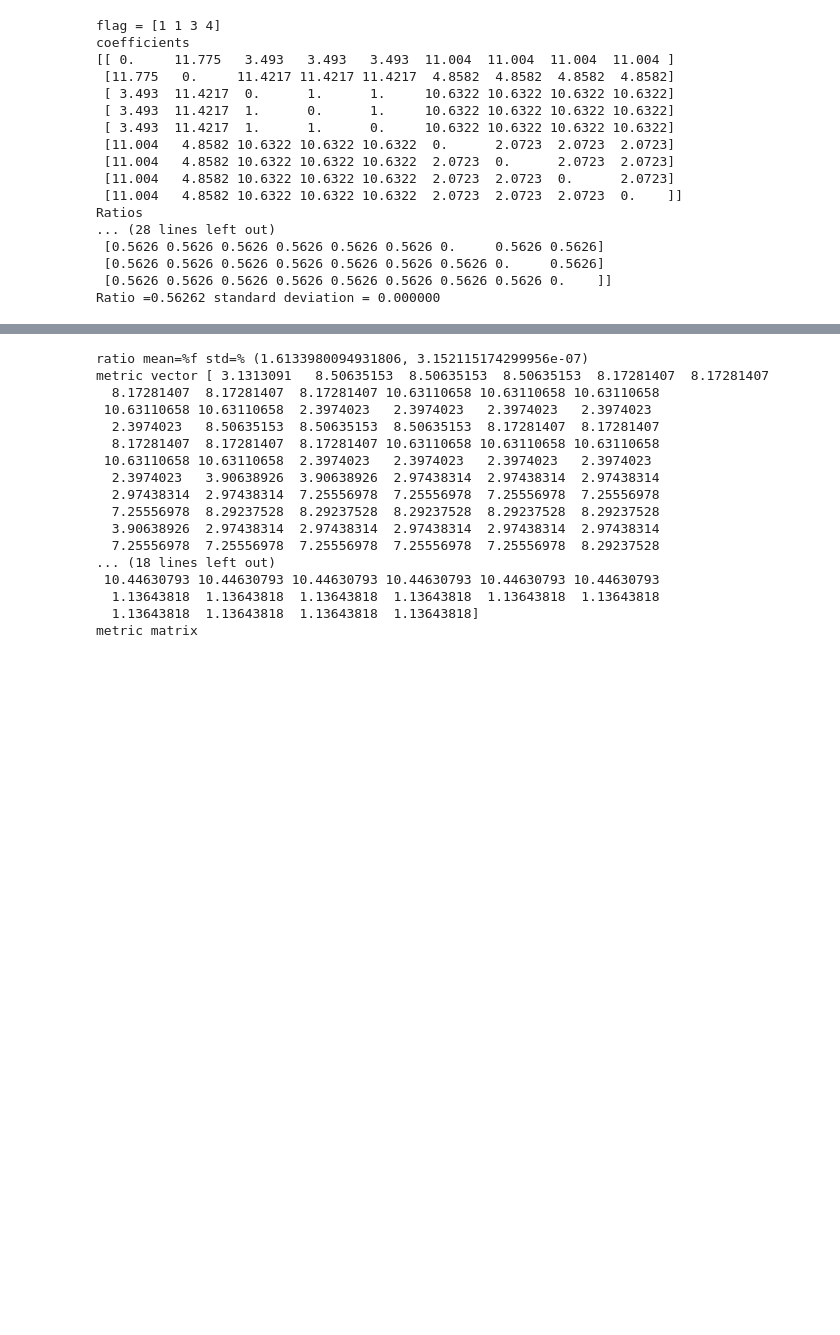
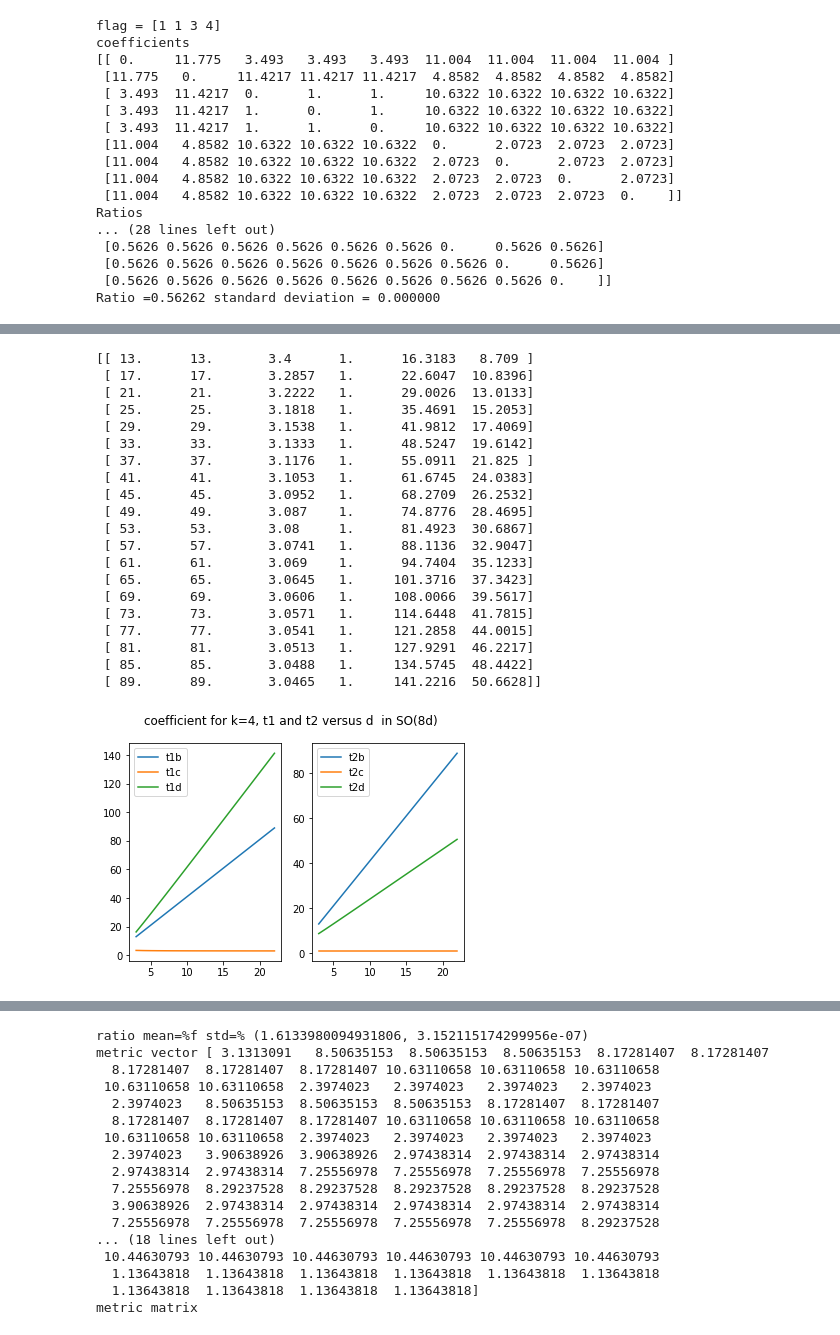
Before and after one commit to dnguyend/MiscCollection, a Jupyter notebook: colab/EinsteinRicciSON.ipynb, the cells around one changed output, grey strips where cells are left out. Saved outputs shown, nothing was run; the diff lists cells and outputs as text; code cells hidden in the pictures; blank space fills up the shorter version.

```diff
--- a/colab/EinsteinRicciSON.ipynb
+++ b/colab/EinsteinRicciSON.ipynb
@@ -481,0 +438,43 @@ tot_cnt: 3
+# %%
+tk = 4
+N = 20
+anD = np.arange(3, N+3)
+antD = np.zeros((N, 6))
+for ii in range(N):
+  em3 = solve_three_metrics(anD[ii], tk)
+  for jj in range(3):
+    antD[ii, 2*jj:2*jj+2] = np.array(em3[jj])
+fig, (ax1, ax2) = plt.subplots(1, 2)
+ax1.plot(anD, antD[:, 0], label='t1b')
+ax1.plot(anD, antD[:, 2], label='t1c')
+ax1.plot(anD, antD[:, 4], label='t1d')
+
+ax2.plot(anD, antD[:, 1], label='t2b')
+ax2.plot(anD, antD[:, 3], label='t2c')
+ax2.plot(anD, antD[:, 5], label='t2d')
+fig.suptitle("coefficient for k=%d, t1 and t2 versus d  in SO(%dd)" % (tk, 2*tk))
+ax1.legend()
+ax2.legend()
+pprint(antD)
+# %% [output]
+[[ 13.      13.       3.4      1.      16.3183   8.709 ]
+ [ 17.      17.       3.2857   1.      22.6047  10.8396]
+ [ 21.      21.       3.2222   1.      29.0026  13.0133]
+ [ 25.      25.       3.1818   1.      35.4691  15.2053]
+ [ 29.      29.       3.1538   1.      41.9812  17.4069]
+ [ 33.      33.       3.1333   1.      48.5247  19.6142]
+ [ 37.      37.       3.1176   1.      55.0911  21.825 ]
+ [ 41.      41.       3.1053   1.      61.6745  24.0383]
+ [ 45.      45.       3.0952   1.      68.2709  26.2532]
+ [ 49.      49.       3.087    1.      74.8776  28.4695]
+ [ 53.      53.       3.08     1.      81.4923  30.6867]
+ [ 57.      57.       3.0741   1.      88.1136  32.9047]
+ [ 61.      61.       3.069    1.      94.7404  35.1233]
+ [ 65.      65.       3.0645   1.     101.3716  37.3423]
+ [ 69.      69.       3.0606   1.     108.0066  39.5617]
+ [ 73.      73.       3.0571   1.     114.6448  41.7815]
+ [ 77.      77.       3.0541   1.     121.2858  44.0015]
+ [ 81.      81.       3.0513   1.     127.9291  46.2217]
+ [ 85.      85.       3.0488   1.     134.5745  48.4422]
+ [ 89.      89.       3.0465   1.     141.2216  50.6628]]
+[figure, added]
```
Also changed, not shown: parts of 39 cells of this notebook.
